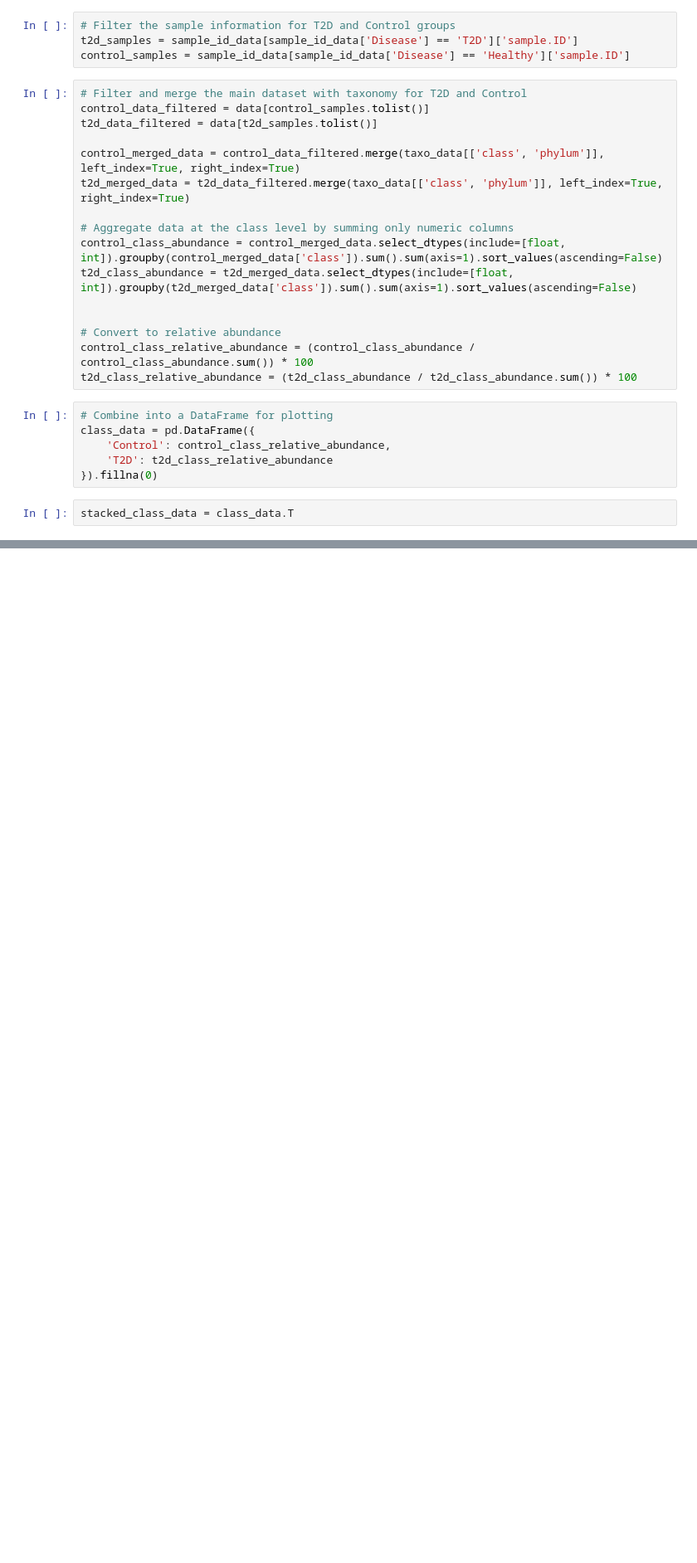
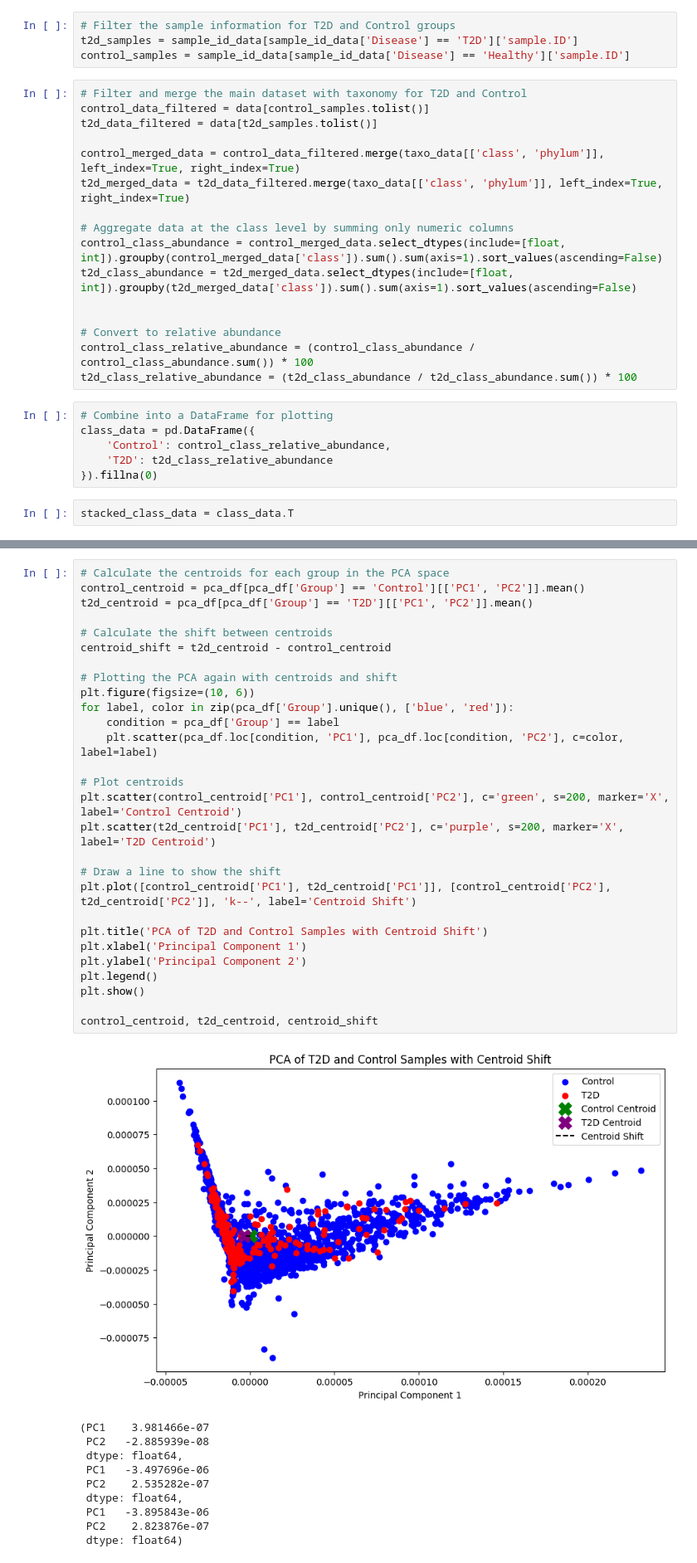
Before and after one commit to CloudD233/microbiome, a Jupyter notebook: msp.ipynb, the cells around one changed output, grey strips where cells are left out. Shown at 83% size. Saved outputs shown, nothing was run; the diff lists cells and outputs as text; blank space fills up the shorter version.

```diff
--- a/msp.ipynb
+++ b/msp.ipynb
@@ -95,0 +124,39 @@ plt.show()
+# %%
+# Calculate the centroids for each group in the PCA space
+control_centroid = pca_df[pca_df['Group'] == 'Control'][['PC1', 'PC2']].mean()
+t2d_centroid = pca_df[pca_df['Group'] == 'T2D'][['PC1', 'PC2']].mean()
+
+# Calculate the shift between centroids
+centroid_shift = t2d_centroid - control_centroid
+
+# Plotting the PCA again with centroids and shift
+plt.figure(figsize=(10, 6))
+for label, color in zip(pca_df['Group'].unique(), ['blue', 'red']):
+    condition = pca_df['Group'] == label
+    plt.scatter(pca_df.loc[condition, 'PC1'], pca_df.loc[condition, 'PC2'], c=color, label=label)
+
+# Plot centroids
+plt.scatter(control_centroid['PC1'], control_centroid['PC2'], c='green', s=200, marker='X', label='Control Centroid')
+plt.scatter(t2d_centroid['PC1'], t2d_centroid['PC2'], c='purple', s=200, marker='X', label='T2D Centroid')
+
+# Draw a line to show the shift
+plt.plot([control_centroid['PC1'], t2d_centroid['PC1']], [control_centroid['PC2'], t2d_centroid['PC2']], 'k--', label='Centroid Shift')
+
+plt.title('PCA of T2D and Control Samples with Centroid Shift')
+plt.xlabel('Principal Component 1')
+plt.ylabel('Principal Component 2')
+plt.legend()
+plt.show()
+
+control_centroid, t2d_centroid, centroid_shift
+# %% [output]
+[figure, added]
+(PC1    3.981466e-07
+ PC2   -2.885939e-08
+ dtype: float64,
+ PC1   -3.497696e-06
+ PC2    2.535282e-07
+ dtype: float64,
+ PC1   -3.895843e-06
+ PC2    2.823876e-07
+ dtype: float64)
```
Also changed, not shown: parts of 10 cells of this notebook.
